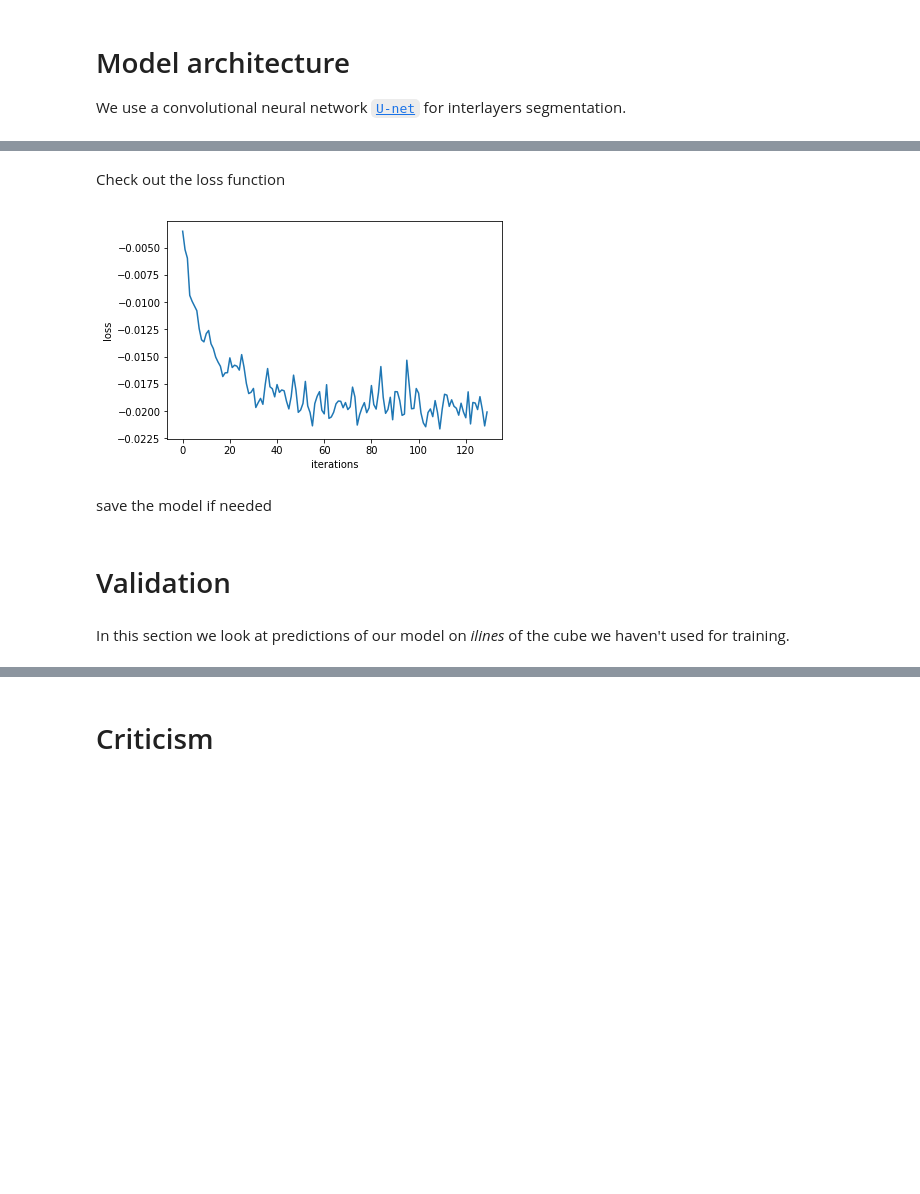
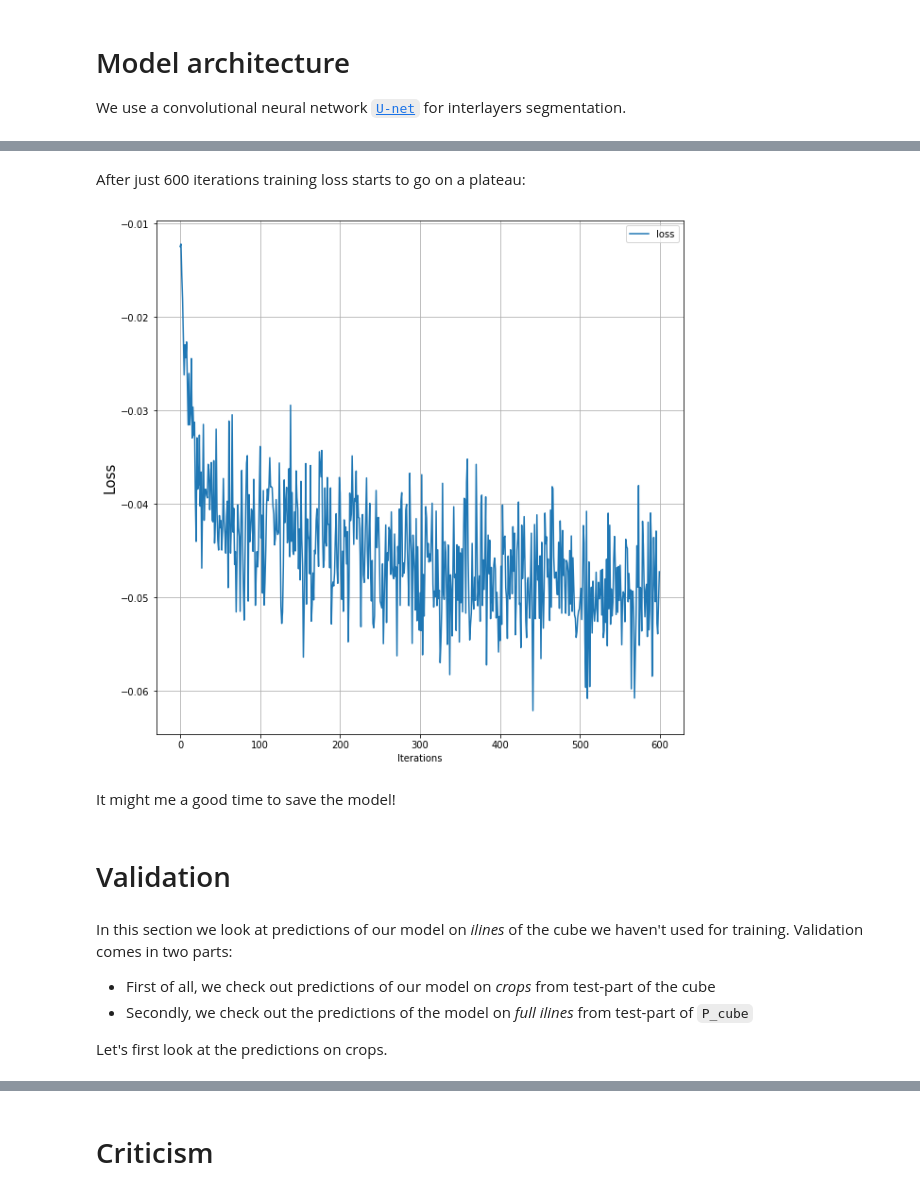
Before and after one commit to sadaqatali2027/seismiqb-1, a Jupyter notebook: models/Segmenting_interlayers.ipynb, the cells around one changed output, grey strips where cells are left out. Drawn from its saved outputs; the diff is of its cells as text; code cells hidden in the pictures; blank space fills up the shorter version.

```diff
--- a/models/Segmenting_interlayers.ipynb
+++ b/models/Segmenting_interlayers.ipynb
@@ -84,0 +65,5 @@ qbset.test_sample = qbset.sampler.truncate(expr=lambda x: x[:, 1:],
+# %%
+qbset.modify_sampler(dst='train_1', high=0.45, finish=False)
+qbset.train_mix = qbset.train_1 | (qbset.train_1.apply(lambda x: x[:, :3])
+                                   & NS('u', low=0.05, high=0.8))
+qbset.train_mix_ = qbset.train_mix.sample
@@ -107,13 +98,13 @@ The first step is to configure `unet` for working with our data:
 # %%
-config = {'inputs/cubes/shape' : (128, 128, 1),
-          'inputs/masks/name': 'targets',
-          'inputs/masks/shape': (128, 128),
-          'inputs/masks/classes': 10,
-          'inputs/masks/transform': 'ohe',
-          'initial_block/inputs': 'cubes',
-          'loss': 'dice',
-          'head/num_classes': 10,
-          'optimizer': 'Adam'}
+model_config = {'inputs/cubes/shape' : (128, 128, 1),
+                'inputs/masks/name': 'targets',
+                'inputs/masks/shape': (128, 128),
+                'inputs/masks/classes': 6,
+                'inputs/masks/transform': 'ohe',
+                'initial_block/inputs': 'cubes',
+                'loss': 'dice',
+                'head/num_classes': 6,
+                'optimizer': 'Adam'}
 # %% [markdown]
 <a id='training'></a>
 # %% [markdown]
@@ -122,6 +115,9 @@ We can go on with training of the model. `U-net` is trained of 2d-crops of seism
 # %%
-trainflow = wflow + (Pipeline()
-                     .init_variable('loss', default=list())
-                     .init_model('static', UNet, 'model', config)
-                     .train_model('model', cubes=B('cubes'), masks=B('masks'),
-                                  fetches='loss', save_to=V('loss'), mode='a'))
+training = (preprocessing +
+             Pipeline()
+             .init_variable('loss', init_on_each_run=list)
+             .init_variable('current_loss')
+             .init_model('static', UNet, 'model', model_config)
+             .train_model('model', cubes=B('cubes'), masks=B('masks'),
+                          fetches='loss', save_to=V('current_loss'))
+             .update_variable('loss', V('current_loss'), mode='a'))
@@ -129,0 +126,2 @@ pset = (qbset >> trainflow)
+# %%
+training_ds = (qbset >> training)
@@ -136,11 +136 @@ for i in tr:
     clear_output()
-# %% [markdown]
-Check out the loss function
-# %%
-plt.plot(pset.get_variable('loss'))
-plt.xlabel('iterations'), plt.ylabel('loss')
-plt.show()
-# %% [output]
-[figure, removed]
-# %% [markdown]
-save the model if needed
@@ -149 +137,9 @@ model = pset.get_model_by_name('model')
+# %% [markdown]
+After just 600 iterations training loss starts to go on a plateau:
+# %%
+plot_loss(training_ds.v('loss'), ['loss'])
+# %% [output]
+[figure, added]
+# %% [markdown]
+It might me a good time to save the model!
 # %%
@@ -151,4 +148,8 @@ model = pset.get_model_by_name('model')
 # %% [markdown]
 # Validation
 # %% [markdown]
-In this section we look at predictions of our model on *ilines* of the cube we haven't used for training.
+In this section we look at predictions of our model on *ilines* of the cube we haven't used for training. Validation comes in two parts:
+* First of all, we check out predictions of our model on *crops* from test-part of the cube
+* Secondly, we check out the predictions of the model on *full* *ilines* from test-part of `P_cube`
+
+Let's first look at the predictions on crops.
```
Also changed, not shown: parts of 62 cells of this notebook, 1 other file.
